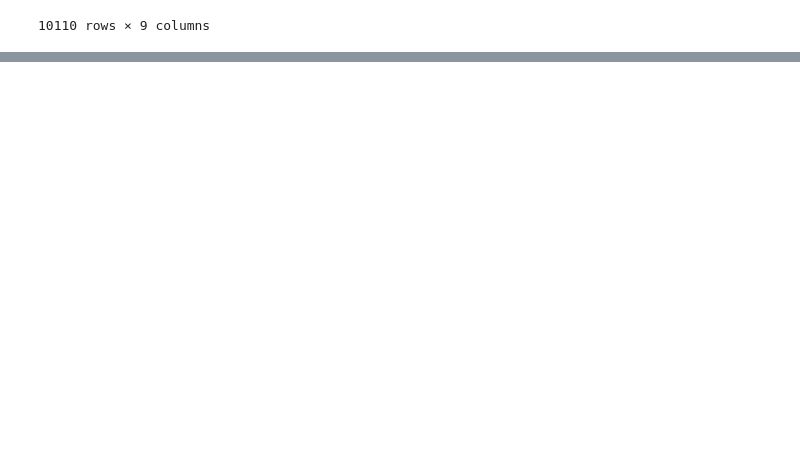
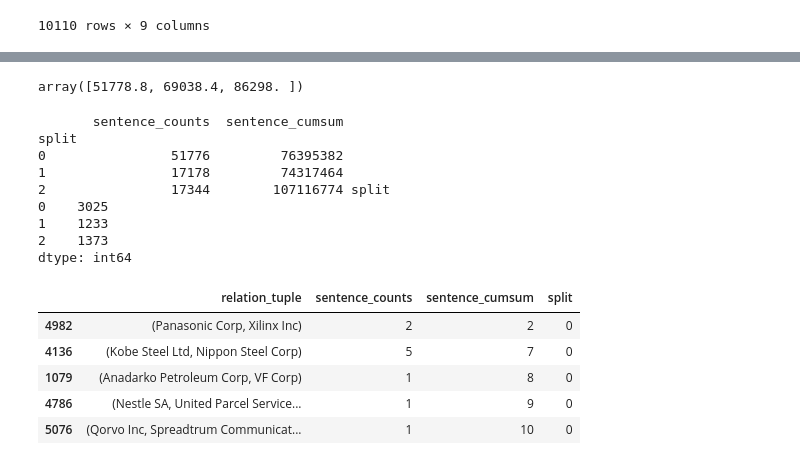
Before and after one commit to ronaldBuddys/supply-chain-extract, a Jupyter notebook: nlp/examples/stanford_split_example.ipynb, the cells around one changed output, grey strips where cells are left out. Cells and saved outputs as stored; diff of their text form; code cells hidden in the pictures; blank space fills up the shorter version.

```diff
--- a/nlp/examples/stanford_split_example.ipynb
+++ b/nlp/examples/stanford_split_example.ipynb
@@ -196,0 +239,5 @@ corpus_split[corpus_split.entity1.astype(str).str.contains('Apple')]
+# %%
+# Shuffle this to get rid of numerical order
+shuffled_corpus_counts = corpus_counts.sample(frac=1)
+# %%
+shuffled_corpus_counts['sentence_cumsum'] = np.cumsum(shuffled_corpus_counts.sentence_counts)
@@ -196,0 +253,35 @@ corpus_split[corpus_split.entity1.astype(str).str.contains('Apple')]
+# %%
+counts_cumsum = counts_per_split.cumsum()
+counts_cumsum
+# %% [output]
+array([51778.8, 69038.4, 86298. ])
+# %%
+splits = []
+for scs in shuffled_corpus_counts.sentence_cumsum:
+    if scs <= counts_cumsum[0]:
+        splits.append(0)
+    elif scs > counts_cumsum[0] and scs <= counts_cumsum[1]:
+        splits.append(1)
+    else:
+        splits.append(2)
+shuffled_corpus_counts['split'] = splits
+
+print(shuffled_corpus_counts.groupby('split').sum(), shuffled_corpus_counts.groupby('split').size())
+
+shuffled_corpus_counts.head()
+# %% [output]
+       sentence_counts  sentence_cumsum
+split
+0                51776         76395382
+1                17178         74317464
+2                17344        107116774 split
+0    3025
+1    1233
+2    1373
+dtype: int64
+|  | relation_tuple | sentence_counts | sentence_cumsum | split |
+| 4982 | (Panasonic Corp, Xilinx Inc) | 2 | 2 | 0 |
+| 4136 | (Kobe Steel Ltd, Nippon Steel Corp) | 5 | 7 | 0 |
+| 1079 | (Anadarko Petroleum Corp, VF Corp) | 1 | 8 | 0 |
+| 4786 | (Nestle SA, United Parcel Service... | 1 | 9 | 0 |
+| 5076 | (Qorvo Inc, Spreadtrum Communicat... | 1 | 10 | 0 |
```
Also changed, not shown: parts of 8 cells of this notebook.
